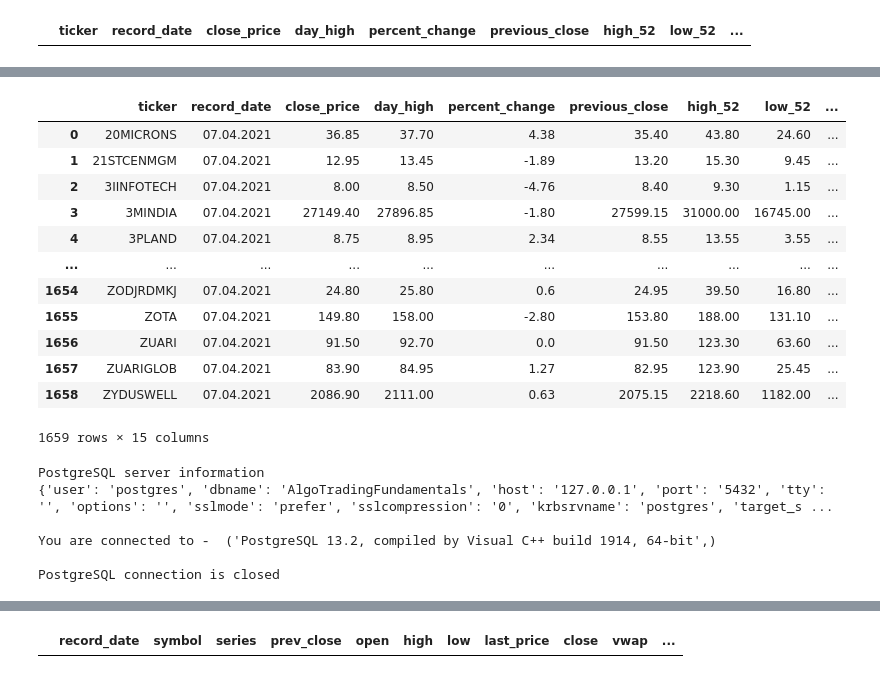
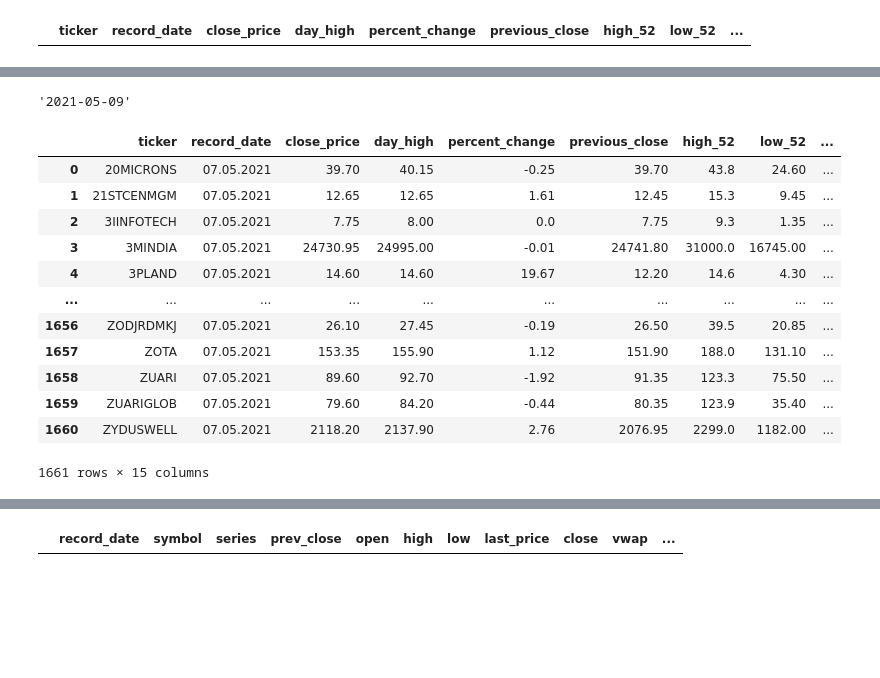
Before and after one commit to manishsethia/bhavcopy, a Jupyter notebook: nsepy_demo#.ipynb, the cells around one changed output, grey strips where cells are left out. Drawn from its saved outputs; the diff is of its cells as text; code cells hidden in the pictures; blank space fills up the shorter version.

Commit message:
09.05.2021 Changed hard coded dates to variables

```diff
--- a/nsepy_demo#.ipynb
+++ b/nsepy_demo#.ipynb
@@ -131,23 +133,29 @@ final_dataframe
+# %%
+today = pendulum.now()
+dt = today.to_date_string()
+dt
+# %% [output]
+'2021-05-09'
 # %%
 for i in range(0, len(final_dataframe.index)):
-    final_dataframe.loc[i, 'record_date'] = '07.04.2021'
+    final_dataframe.loc[i, 'record_date'] = dt #'07.05.2021'
     final_dataframe.loc[i, 'chg_frm_52w_low_per'] = (( final_dataframe.loc[i, 'close_price'] - final_dataframe.loc[i, 'low_52'] ) / final_dataframe.loc[i, 'low_52']) * 100
     final_dataframe.loc[i, 'chg_frm_52w_high'] = (( final_dataframe.loc[i, 'close_price'] - final_dataframe.loc[i, 'high_52'] )  / final_dataframe.loc[i, 'high_52']) * 100
 final_dataframe
 # %% [output]
 |  | ticker | record_date | close_price | day_high | percent_change | previous_close | high_52 | low_52 | ... |
-| 0 | 20MICRONS | 07.04.2021 | 36.85 | 37.70 | 4.38 | 35.40 | 43.80 | 24.60 | ... |
-| 1 | 21STCENMGM | 07.04.2021 | 12.95 | 13.45 | -1.89 | 13.20 | 15.30 | 9.45 | ... |
-| 2 | 3IINFOTECH | 07.04.2021 | 8.00 | 8.50 | -4.76 | 8.40 | 9.30 | 1.15 | ... |
-| 3 | 3MINDIA | 07.04.2021 | 27149.40 | 27896.85 | -1.80 | 27599.15 | 31000.00 | 16745.00 | ... |
-| 4 | 3PLAND | 07.04.2021 | 8.75 | 8.95 | 2.34 | 8.55 | 13.55 | 3.55 | ... |
+| 0 | 20MICRONS | 07.05.2021 | 39.70 | 40.15 | -0.25 | 39.70 | 43.8 | 24.60 | ... |
+| 1 | 21STCENMGM | 07.05.2021 | 12.65 | 12.65 | 1.61 | 12.45 | 15.3 | 9.45 | ... |
+| 2 | 3IINFOTECH | 07.05.2021 | 7.75 | 8.00 | 0.0 | 7.75 | 9.3 | 1.35 | ... |
+| 3 | 3MINDIA | 07.05.2021 | 24730.95 | 24995.00 | -0.01 | 24741.80 | 31000.0 | 16745.00 | ... |
+| 4 | 3PLAND | 07.05.2021 | 14.60 | 14.60 | 19.67 | 12.20 | 14.6 | 4.30 | ... |
 | ... | ... | ... | ... | ... | ... | ... | ... | ... | ... |
-| 1654 | ZODJRDMKJ | 07.04.2021 | 24.80 | 25.80 | 0.6 | 24.95 | 39.50 | 16.80 | ... |
-| 1655 | ZOTA | 07.04.2021 | 149.80 | 158.00 | -2.80 | 153.80 | 188.00 | 131.10 | ... |
-| 1656 | ZUARI | 07.04.2021 | 91.50 | 92.70 | 0.0 | 91.50 | 123.30 | 63.60 | ... |
-| 1657 | ZUARIGLOB | 07.04.2021 | 83.90 | 84.95 | 1.27 | 82.95 | 123.90 | 25.45 | ... |
-| 1658 | ZYDUSWELL | 07.04.2021 | 2086.90 | 2111.00 | 0.63 | 2075.15 | 2218.60 | 1182.00 | ... |
+| 1656 | ZODJRDMKJ | 07.05.2021 | 26.10 | 27.45 | -0.19 | 26.50 | 39.5 | 20.85 | ... |
+| 1657 | ZOTA | 07.05.2021 | 153.35 | 155.90 | 1.12 | 151.90 | 188.0 | 131.10 | ... |
+| 1658 | ZUARI | 07.05.2021 | 89.60 | 92.70 | -1.92 | 91.35 | 123.3 | 75.50 | ... |
+| 1659 | ZUARIGLOB | 07.05.2021 | 79.60 | 84.20 | -0.44 | 80.35 | 123.9 | 35.40 | ... |
+| 1660 | ZYDUSWELL | 07.05.2021 | 2118.20 | 2137.90 | 2.76 | 2076.95 | 2299.0 | 1182.00 | ... |
-1659 rows × 15 columns
+1661 rows × 15 columns
 # %%
 final_dataframe.sort_values('chg_frm_52w_low_per', ascending=False, inplace=True)
 # %%
@@ -197,43 +205,6 @@ writer.sheets['Trade Data'].set_column('J:J', 18 ,rupee_format)
 writer.sheets['Trade Data'].set_column('K:K', 18 ,rupee_format)
 writer.sheets['Trade Data'].set_column('L:L', 18 ,rupee_format)
 writer.save()
-# %%
-import psycopg2
-from psycopg2 import Error
-
-try:
-    # Connect to an existing database
-    connection = psycopg2.connect(user="postgres",
-                                  password="Gullu_123",
-                                  host="127.0.0.1",
-                                  port="5432",
-                                  database="AlgoTradingFundamentals")
-
-    # Create a cursor to perform database operations
-    cursor = connection.cursor()
-    # Print PostgreSQL details
-    print("PostgreSQL server information")
-    print(connection.get_dsn_parameters(), "\n")
-    # Executing a SQL query
-    cursor.execute("SELECT version();")
-    # Fetch result
-    record = cursor.fetchone()
-    print("You are connected to - ", record, "\n")
-
-except (Exception, Error) as error:
-    print("Error while connecting to PostgreSQL", error)
-finally:
-   # if (connection):
-       # cursor.close()
-        #connection.close()
-        print("PostgreSQL connection is closed")
-# %% [output]
-PostgreSQL server information
-{'user': 'postgres', 'dbname': 'AlgoTradingFundamentals', 'host': '127.0.0.1', 'port': '5432', 'tty': '', 'options': '', 'sslmode': 'prefer', 'sslcompression': '0', 'krbsrvname': 'postgres', 'target_s ...
-
-You are connected to -  ('PostgreSQL 13.2, compiled by Visual C++ build 1914, 64-bit',)
-
-PostgreSQL connection is closed
 # %%
 final_dataframe_new  = final_dataframe.rename(columns={'volumne': 'volume'})
 # %%
```
Also changed, not shown: parts of 20 cells of this notebook, 1 other file.
